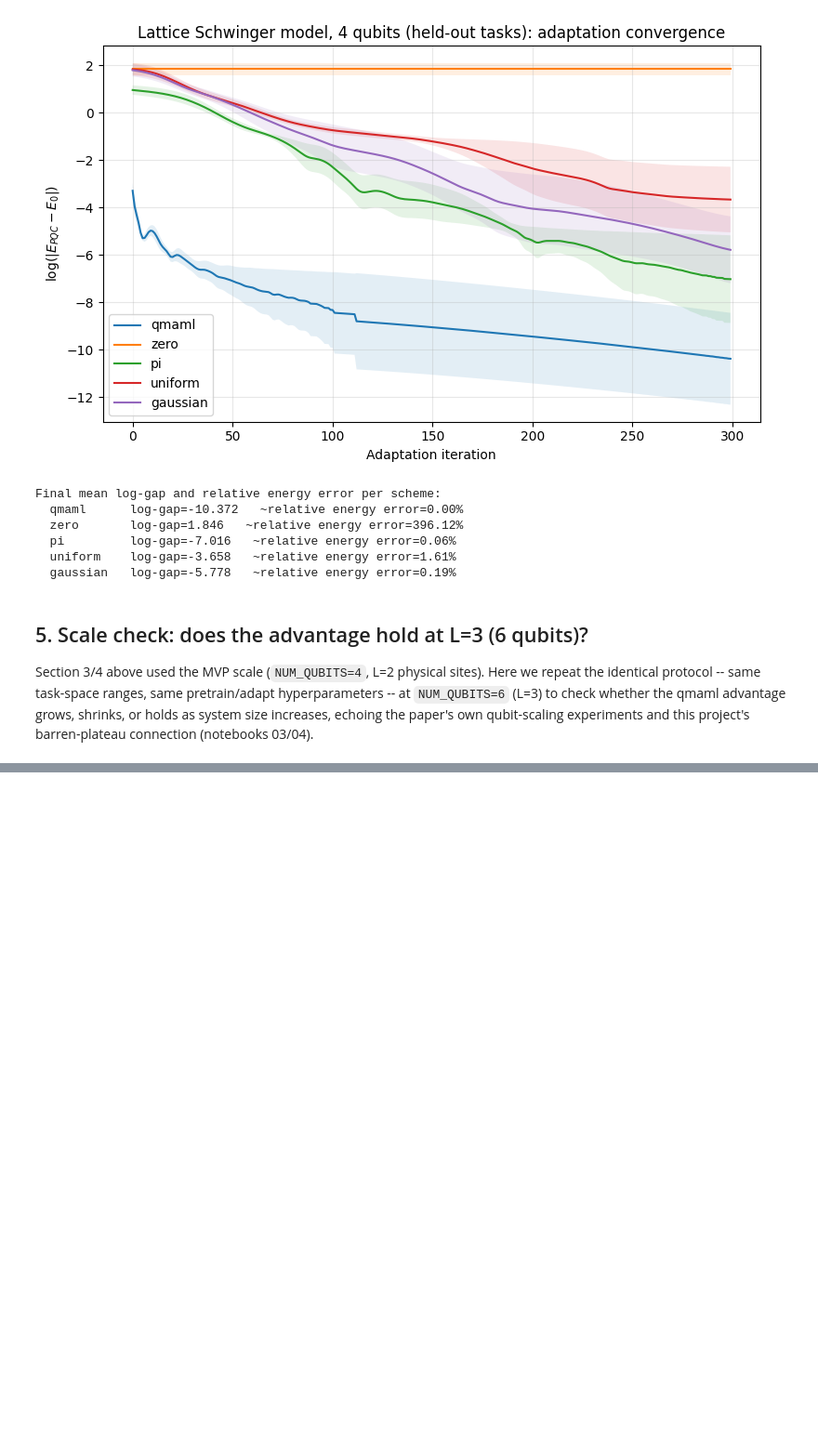
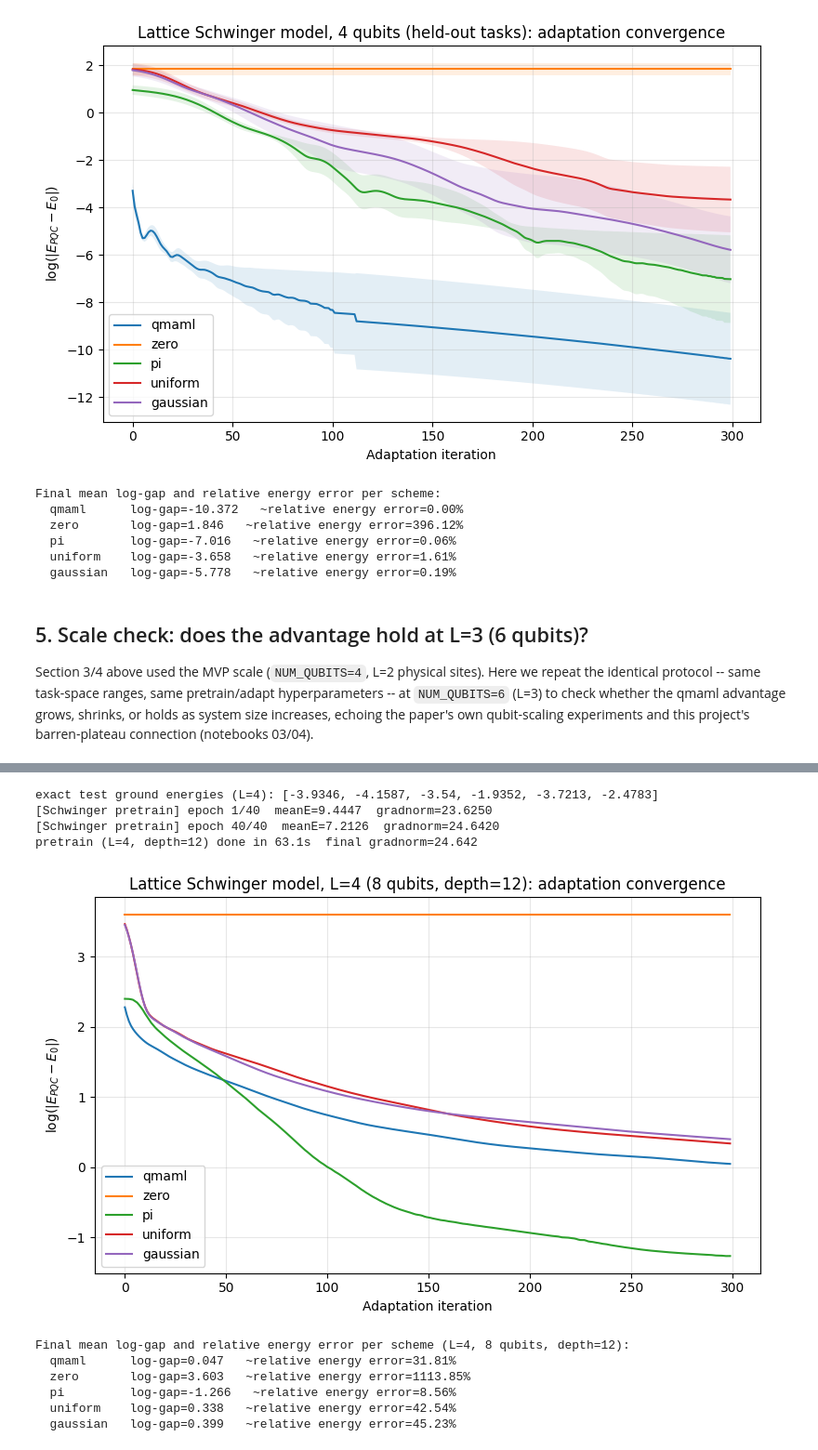
Before and after one commit to arnavk23/GSoC-ML4Sci-QMAML, a Jupyter notebook: research_notebooks/07_Schwinger_Model_QMAML.ipynb, the cells around one changed output, grey strips where cells are left out. Shown at 93% size. Saved outputs shown, nothing was run; the diff lists cells and outputs as text; code cells hidden in the pictures; blank space fills up the shorter version.

```diff
--- a/research_notebooks/07_Schwinger_Model_QMAML.ipynb
+++ b/research_notebooks/07_Schwinger_Model_QMAML.ipynb
@@ -265,0 +355,69 @@ Final mean log-gap and relative energy error per scheme (L=3, 6 qubits):
+# %%
+NUM_QUBITS_L4 = 8   # L=4 physical sites
+DEPTH_L4 = 12
+SEED_L4 = 0
+
+torch.manual_seed(SEED_L4)
+np.random.seed(SEED_L4)
+
+train_tasks_l4 = sample_task_space(N_TRAIN_TASKS, seed=SEED_L4)
+test_tasks_l4 = sample_task_space(N_TEST_TASKS, seed=SEED_L4 + 1000)
+test_E0_l4 = [exact_ground_energy(schwinger_hamiltonian(NUM_QUBITS_L4, m0, g), NUM_QUBITS_L4) for m0, g in test_tasks_l4]
+print("exact test ground energies (L=4):", [round(e, 4) for e in test_E0_l4])
+
+t0 = time.time()
+learner_l4, pqc_l4, hist_l4 = pretrain_learner_schwinger(
+    NUM_QUBITS_L4, DEPTH_L4, train_tasks_l4, epochs=PRETRAIN_EPOCHS, lr=PRETRAIN_LR, w0_scale=0.3, log_every=40
+)
+print(f"pretrain (L=4, depth={DEPTH_L4}) done in {time.time()-t0:.1f}s  final gradnorm={hist_l4['grad_norm'][-1]:.3f}")
+
+shape_l4 = param_shape(NUM_QUBITS_L4, DEPTH_L4)
+gaps_l4 = {k: [] for k in INIT_SCHEMES}
+for (m0, g), E0 in zip(test_tasks_l4, test_E0_l4):
+    H = schwinger_hamiltonian(NUM_QUBITS_L4, m0, g)
+    for scheme in INIT_SCHEMES:
+        if scheme == "qmaml":
+            with torch.no_grad():
+                theta0 = 0.3 * learner_l4(torch.tensor([m0, g], dtype=torch.float64))
+        else:
+            theta0 = classical_init(shape_l4, scheme, DEPTH_L4)
+        _, costs = adapt_task_schwinger(pqc_l4, theta0, H, iters=ADAPT_ITERS, lr=ADAPT_LR)
+        gap = np.log(np.abs(np.array(costs) - E0) + 1e-8)
+        gaps_l4[scheme].append(gap)
+for scheme in INIT_SCHEMES:
+    gaps_l4[scheme] = np.stack(gaps_l4[scheme])
+
+with open(os.path.join(RESULTS_DIR, "adaptation_gaps_L4.json"), "w") as f:
+    json.dump({k: v.tolist() for k, v in gaps_l4.items()}, f)
+
+fig, ax = plt.subplots(figsize=(8, 5))
+for scheme in INIT_SCHEMES:
+    mean = gaps_l4[scheme].mean(axis=0)
+    ax.plot(mean, label=scheme)
+ax.set_xlabel("Adaptation iteration")
+ax.set_ylabel(r"$\log(|E_{PQC} - E_0|)$")
+ax.set_title(f"Lattice Schwinger model, L=4 ({NUM_QUBITS_L4} qubits, depth={DEPTH_L4}): adaptation convergence")
+ax.legend()
+ax.grid(alpha=0.3)
+fig.tight_layout()
+fig.savefig(os.path.join(RESULTS_DIR, "adaptation_convergence_L4.png"), dpi=150)
+plt.show()
+
+print("Final mean log-gap and relative energy error per scheme (L=4, 8 qubits, depth=12):")
+mean_absE0_l4 = np.mean(np.abs(test_E0_l4))
+for k in INIT_SCHEMES:
+    final_gap = gaps_l4[k][:, -1].mean()
+    rel_err = np.exp(final_gap) / mean_absE0_l4
+    print(f"  {k:10s} log-gap={final_gap:.3f}   ~relative energy error={rel_err:.2%}")
+# %% [output]
+exact test ground energies (L=4): [-3.9346, -4.1587, -3.54, -1.9352, -3.7213, -2.4783]
+[Schwinger pretrain] epoch 1/40  meanE=9.4447  gradnorm=23.6250
+[Schwinger pretrain] epoch 40/40  meanE=7.2126  gradnorm=24.6420
+pretrain (L=4, depth=12) done in 63.1s  final gradnorm=24.642
+[figure, added]
+Final mean log-gap and relative energy error per scheme (L=4, 8 qubits, depth=12):
+  qmaml      log-gap=0.047   ~relative energy error=31.81%
+  zero       log-gap=3.603   ~relative energy error=1113.85%
+  pi         log-gap=-1.266   ~relative energy error=8.56%
+  uniform    log-gap=0.338   ~relative energy error=42.54%
+  gaussian   log-gap=0.399   ~relative energy error=45.23%
```
Also changed, not shown: parts of 8 cells of this notebook, 25 other files.
